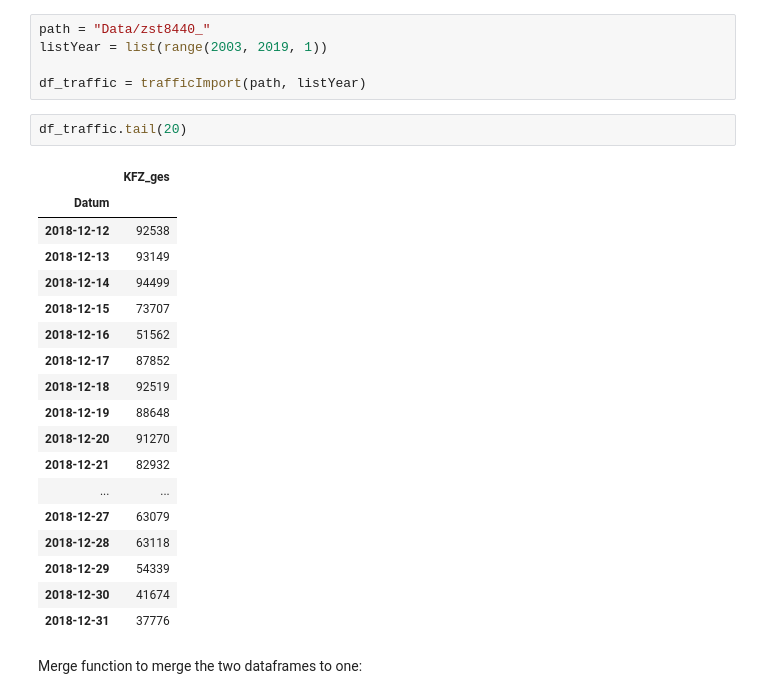
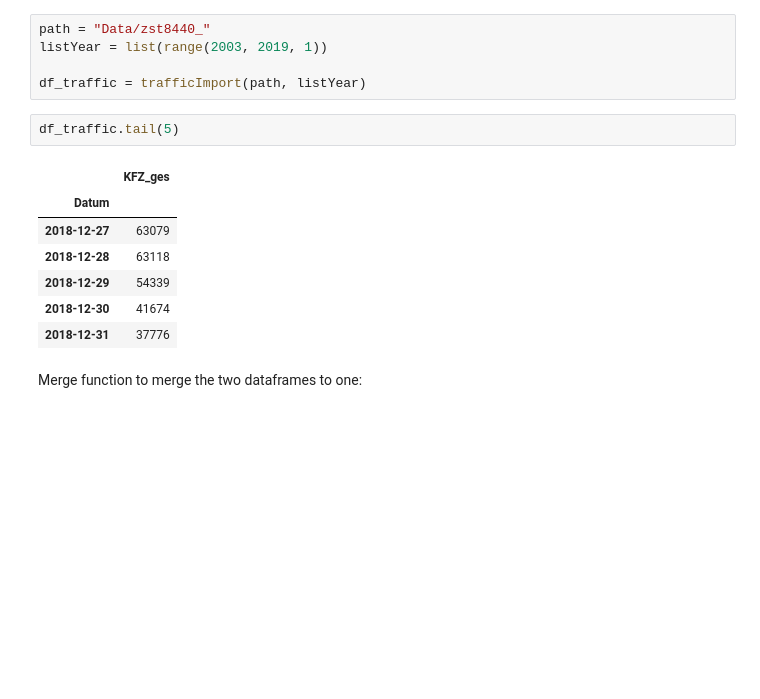
Before and after one commit to SvetiB/AirQualityStuttgart, a Jupyter notebook: AirQualityStuttgart.ipynb, the cells around one changed output. Cells and saved outputs as stored; diff of their text form; blank space fills up the shorter version.

```diff
--- a/AirQualityStuttgart.ipynb
+++ b/AirQualityStuttgart.ipynb
@@ -217,21 +217,10 @@ listYear = list(range(2003, 2019, 1))
 
 df_traffic = trafficImport(path, listYear)
 # %%
-df_traffic.tail(20)
+df_traffic.tail(5)
 # %% [output]
 |  | KFZ_ges |
 | Datum |  |
-| 2018-12-12 | 92538 |
-| 2018-12-13 | 93149 |
-| 2018-12-14 | 94499 |
-| 2018-12-15 | 73707 |
-| 2018-12-16 | 51562 |
-| 2018-12-17 | 87852 |
-| 2018-12-18 | 92519 |
-| 2018-12-19 | 88648 |
-| 2018-12-20 | 91270 |
-| 2018-12-21 | 82932 |
-| ... | ... |
 | 2018-12-27 | 63079 |
 | 2018-12-28 | 63118 |
 | 2018-12-29 | 54339 |
```
Also changed, not shown: parts of 37 cells of this notebook, 1 other file.
